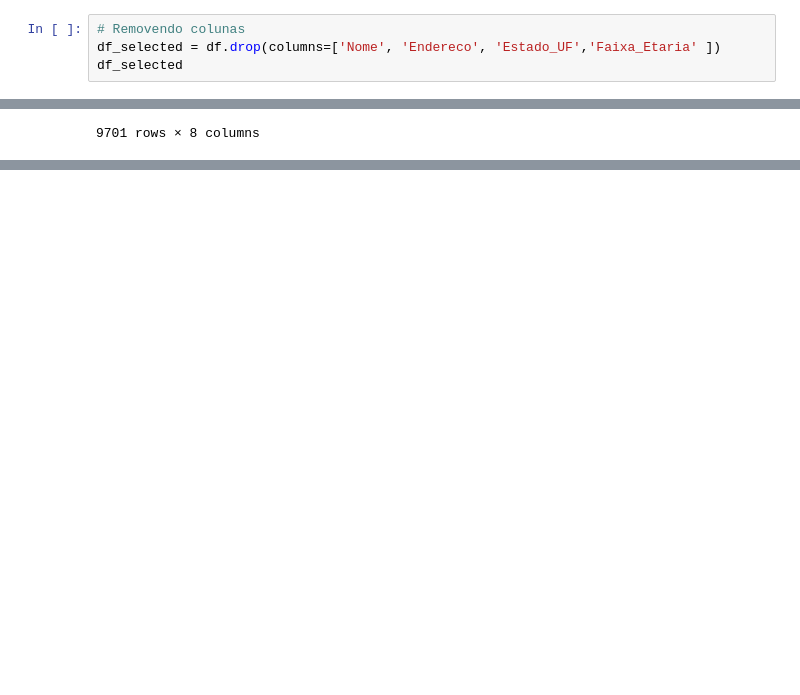
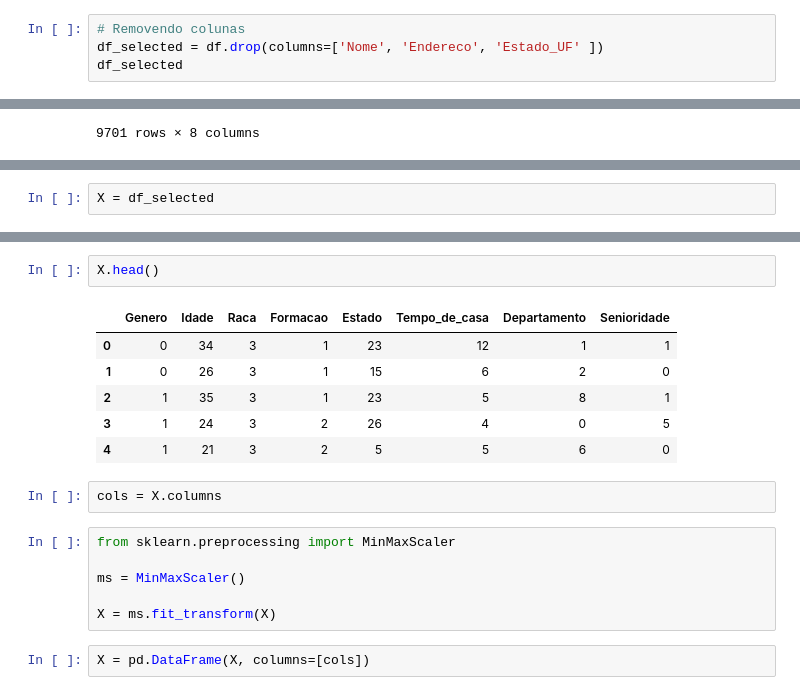
Before and after one commit to pedrolustosab/AdaHack-Dados, a Jupyter notebook: Clusterização_Modelo2.ipynb, the cells around one changed output, grey strips where cells are left out. Saved outputs shown, nothing was run; the diff lists cells and outputs as text; blank space fills up the shorter version.

```diff
--- a/Clusterização_Modelo2.ipynb
+++ b/Clusterização_Modelo2.ipynb
@@ -44,6 +44,6 @@ df
 # %%
 # Removendo colunas
-df_selected = df.drop(columns=['Nome', 'Endereco', 'Estado_UF','Faixa_Etaria' ])
+df_selected = df.drop(columns=['Nome', 'Endereco', 'Estado_UF' ])
 df_selected
 # %% [output]
 |  | Genero | Idade | Raca | Formacao | Estado | Tempo_de_casa | Departamento | Senioridade |
@@ -149,0 +80,2 @@ df_merged
+# %%
+X = df_selected
@@ -149,0 +110,19 @@ df_merged
+# %%
+X.head()
+# %% [output]
+|  | Genero | Idade | Raca | Formacao | Estado | Tempo_de_casa | Departamento | Senioridade |
+| 0 | 0 | 34 | 3 | 1 | 23 | 12 | 1 | 1 |
+| 1 | 0 | 26 | 3 | 1 | 15 | 6 | 2 | 0 |
+| 2 | 1 | 35 | 3 | 1 | 23 | 5 | 8 | 1 |
+| 3 | 1 | 24 | 3 | 2 | 26 | 4 | 0 | 5 |
+| 4 | 1 | 21 | 3 | 2 | 5 | 5 | 6 | 0 |
+# %%
+cols = X.columns
+# %%
+from sklearn.preprocessing import MinMaxScaler
+
+ms = MinMaxScaler()
+
+X = ms.fit_transform(X)
+# %%
+X = pd.DataFrame(X, columns=[cols])
```
Also changed, not shown: parts of 13 cells of this notebook, 1 other file.
